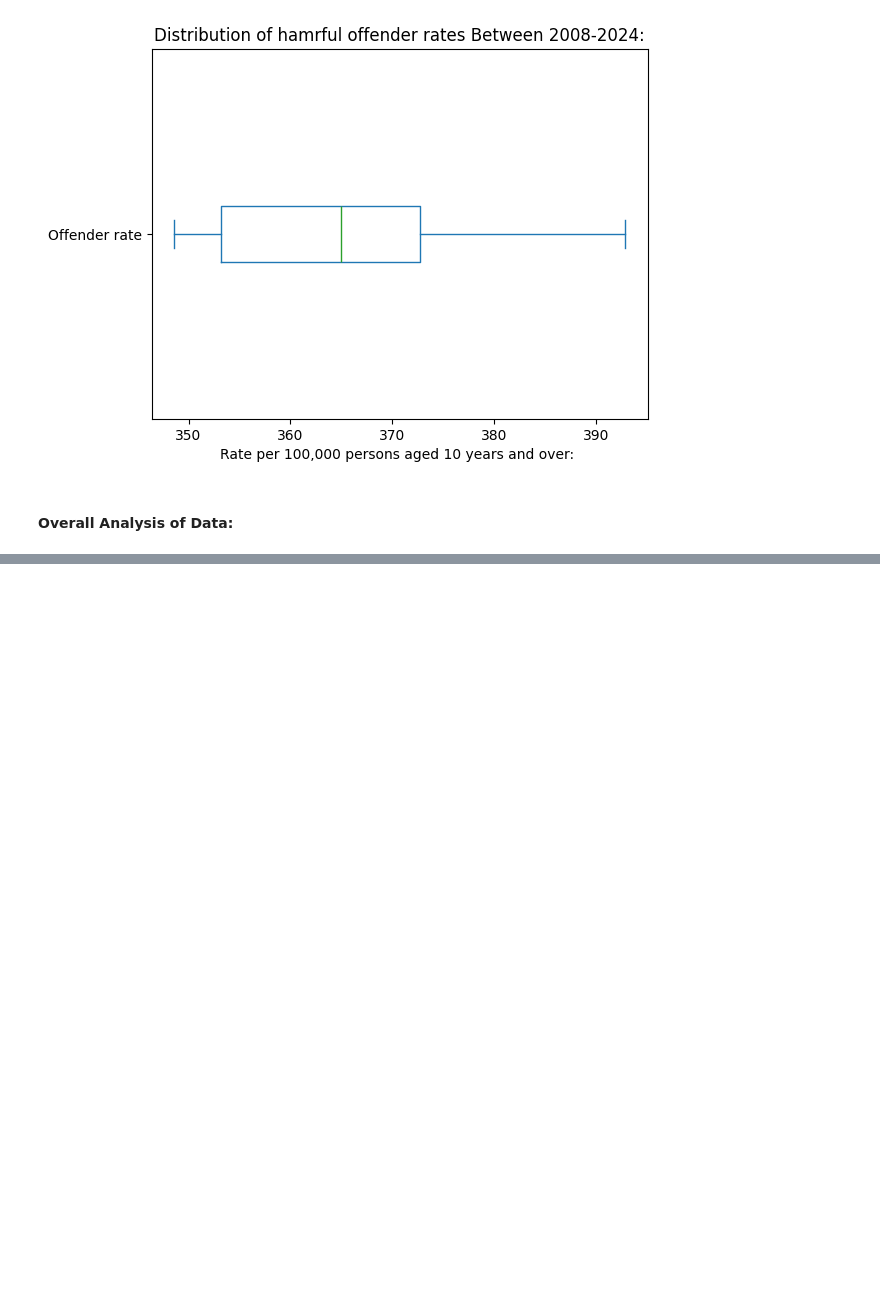
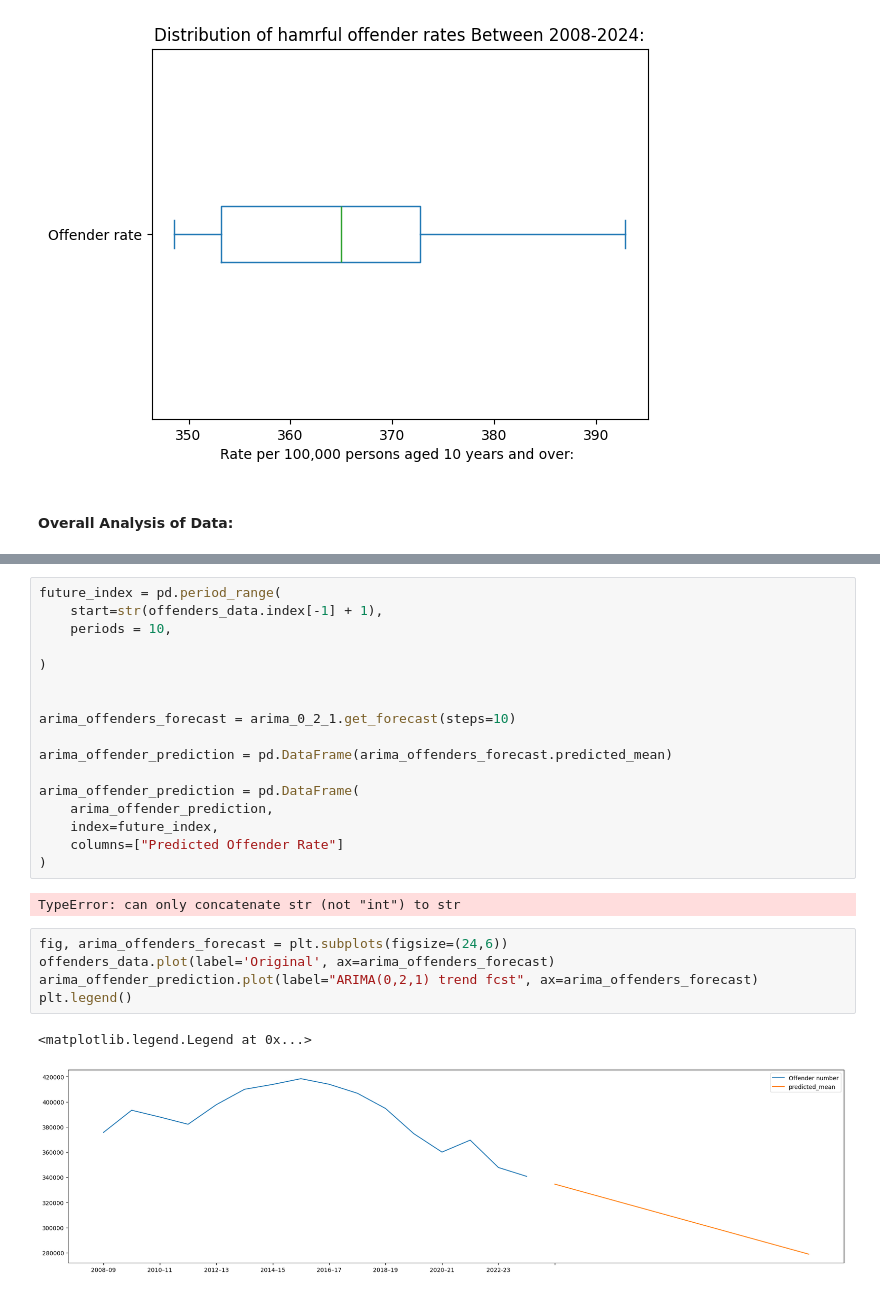
Before and after one commit to leeglb/HomeSurveillance-Project, a Jupyter notebook: crimeratemodel.ipynb, the cells around one changed output, grey strips where cells are left out. Cells and saved outputs as stored; diff of their text form; blank space fills up the shorter version.

```diff
--- a/crimeratemodel.ipynb
+++ b/crimeratemodel.ipynb
@@ -141,0 +239,27 @@ plt.legend()
+# %%
+future_index = pd.period_range(
+    start=str(offenders_data.index[-1] + 1),
+    periods = 10,
+
+)
+
+
+arima_offenders_forecast = arima_0_2_1.get_forecast(steps=10)
+
+arima_offender_prediction = pd.DataFrame(arima_offenders_forecast.predicted_mean)
+
+arima_offender_prediction = pd.DataFrame(
+    arima_offender_prediction,
+    index=future_index,
+    columns=["Predicted Offender Rate"]
+)
+# %% [output]
+TypeError: can only concatenate str (not "int") to str
+# %%
+fig, arima_offenders_forecast = plt.subplots(figsize=(24,6))
+offenders_data.plot(label='Original', ax=arima_offenders_forecast)
+arima_offender_prediction.plot(label="ARIMA(0,2,1) trend fcst", ax=arima_offenders_forecast)
+plt.legend()
+# %% [output]
+<matplotlib.legend.Legend at 0x...>
+[figure, added]
```
Also changed, not shown: parts of 13 cells of this notebook, 2 other files.
